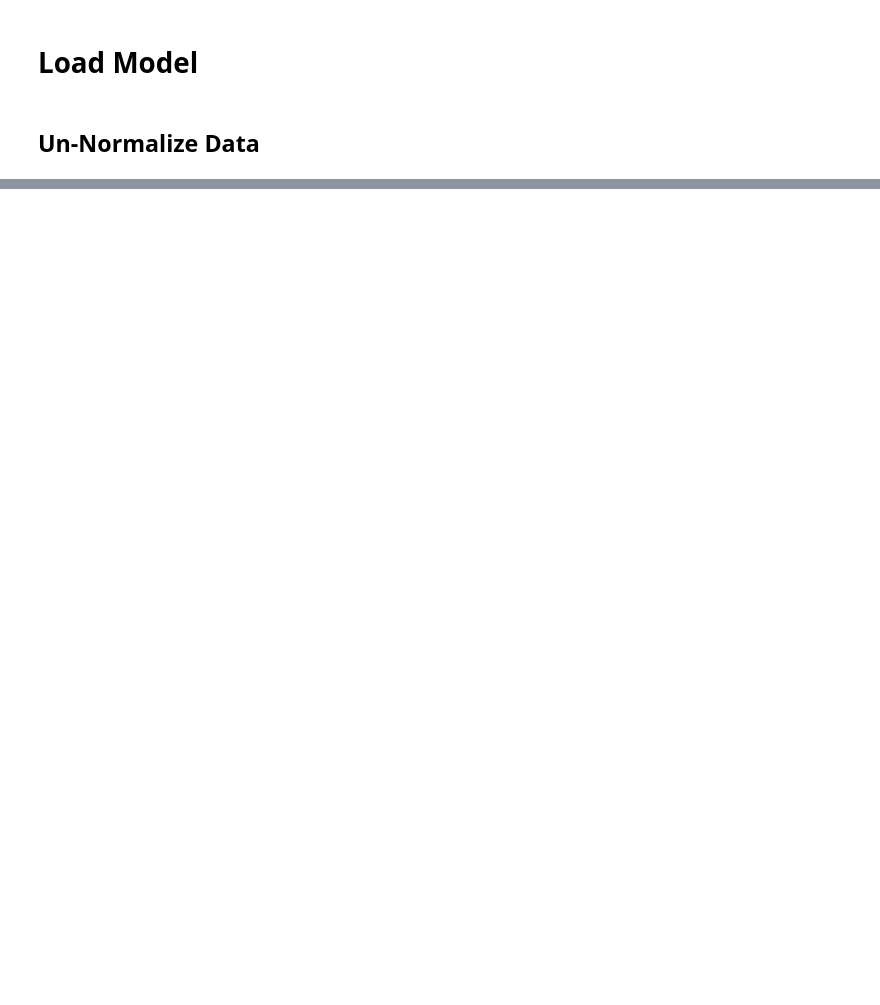
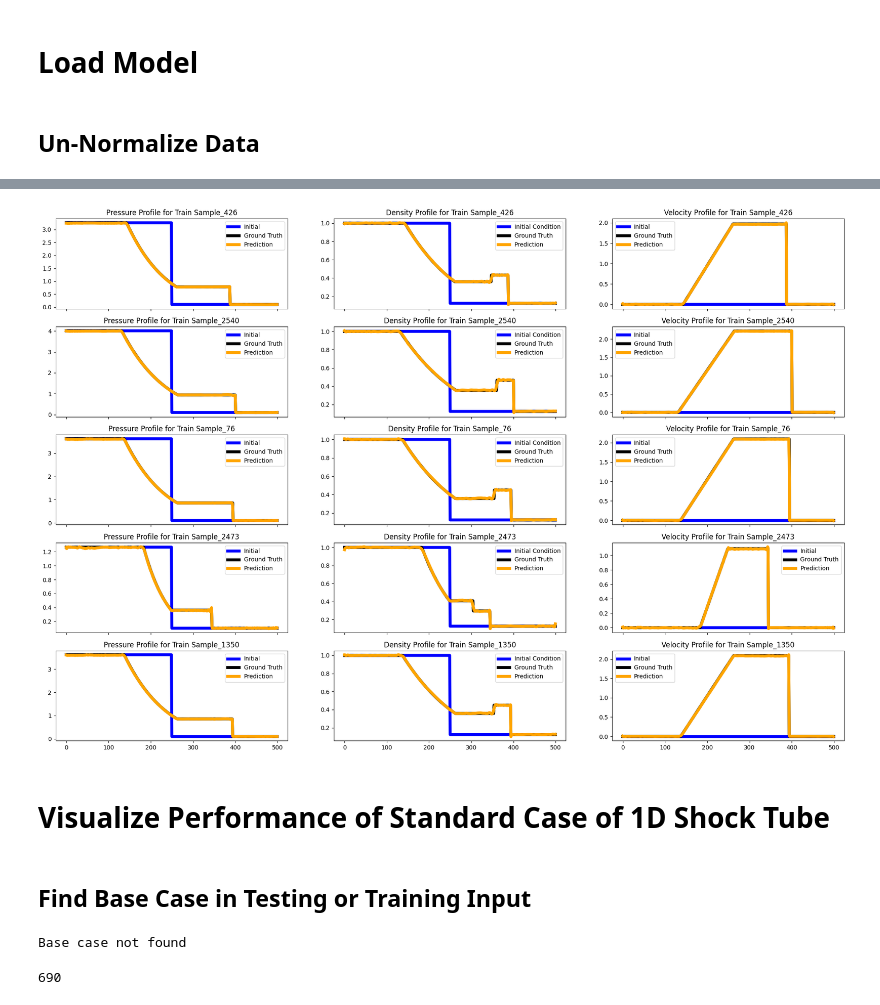
Before and after one commit to wang-roy/ENM_5320_Final_Project, a Jupyter notebook: train_colab.ipynb, the cells around one changed output, grey strips where cells are left out. Cells and saved outputs as stored; diff of their text form; code cells hidden in the pictures; blank space fills up the shorter version.

```diff
--- a/train_colab.ipynb
+++ b/train_colab.ipynb
@@ -470,0 +510,31 @@ for k in range(num_figs):
+# %%
+num_samples=5
+plot_random_samples(train_dataset, num_samples=num_samples, model=model, split="Train")
+# %% [output]
+[figure, added]
+# %% [markdown]
+# Visualize Performance of Standard Case of 1D Shock Tube
+# %% [markdown]
+## Find Base Case in Testing or Training Input
+# %%
+base_case=None
+for i in range(len(train_dataset.input_data)):
+    init_conditions = train_dataset.input_data[i]
+    if init_conditions[1][0]==1:
+      base_case=i
+      print(base_case)
+if base_case is None:
+  print("Base case not found")
+# %% [output]
+Base case not found
+# %%
+base_case=None
+for i in range(len(test_dataset.input_data)):
+    init_conditions = test_dataset.input_data[i]
+    if init_conditions[1][0]==1:
+      base_case=i
+      print(base_case)
+if base_case is None:
+  print("Base case not found")
+# %% [output]
+690
```
Also changed, not shown: parts of 20 cells of this notebook, 4 other files.
